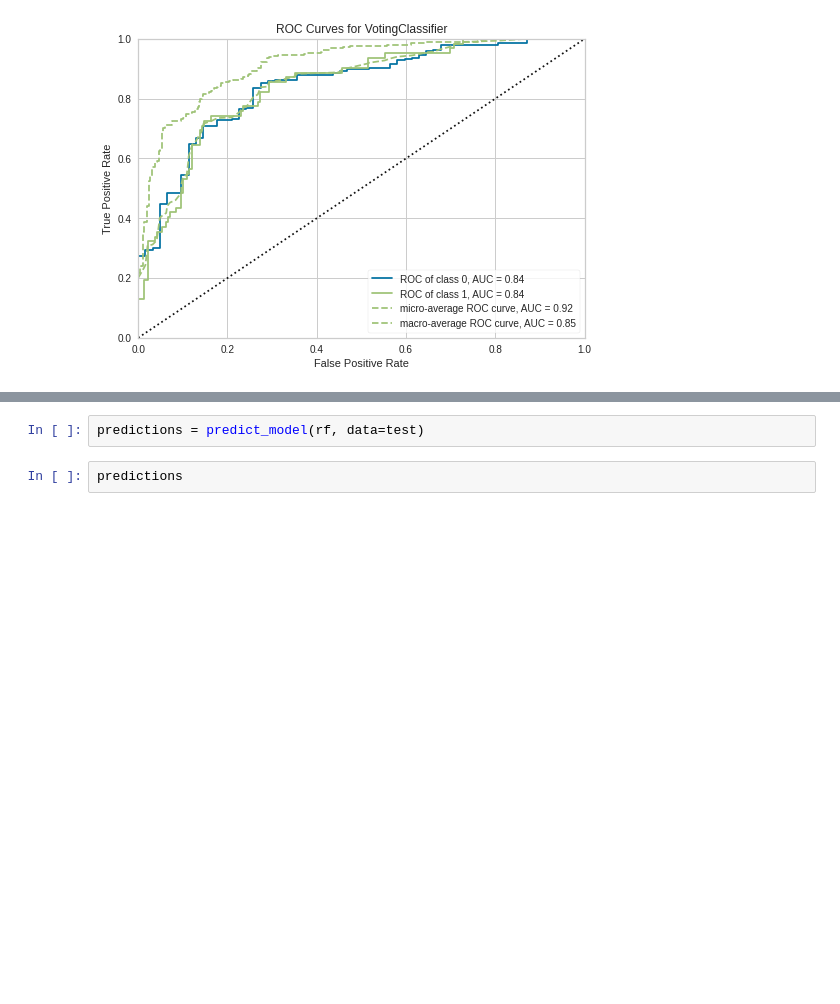
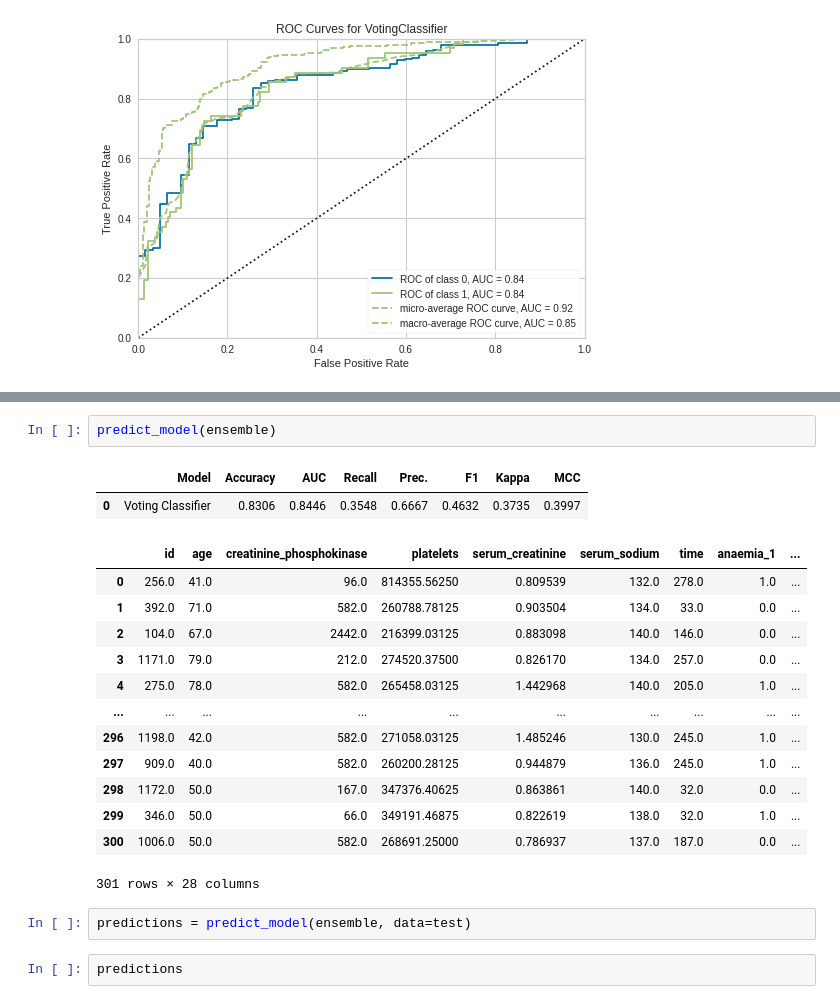
Before and after one commit to Ryo-Tanohata/sig_beginner9, a Jupyter notebook: PyCaret_emsamble_beginner9.ipynb, the cells around one changed output, grey strips where cells are left out. Cells and saved outputs as stored; diff of their text form; blank space fills up the shorter version.

```diff
--- a/PyCaret_emsamble_beginner9.ipynb
+++ b/PyCaret_emsamble_beginner9.ipynb
@@ -354,5 +308,23 @@ rf_predict = predict_model(rf)
+# %%
+predict_model(ensemble)
+# %% [output]
+|  | Model | Accuracy | AUC | Recall | Prec. | F1 | Kappa | MCC |
+| 0 | Voting Classifier | 0.8306 | 0.8446 | 0.3548 | 0.6667 | 0.4632 | 0.3735 | 0.3997 |
+|  | id | age | creatinine_phosphokinase | platelets | serum_creatinine | serum_sodium | time | anaemia_1 | ... |
+| 0 | 256.0 | 41.0 | 96.0 | 814355.56250 | 0.809539 | 132.0 | 278.0 | 1.0 | ... |
+| 1 | 392.0 | 71.0 | 582.0 | 260788.78125 | 0.903504 | 134.0 | 33.0 | 0.0 | ... |
+| 2 | 104.0 | 67.0 | 2442.0 | 216399.03125 | 0.883098 | 140.0 | 146.0 | 0.0 | ... |
+| 3 | 1171.0 | 79.0 | 212.0 | 274520.37500 | 0.826170 | 134.0 | 257.0 | 0.0 | ... |
+| 4 | 275.0 | 78.0 | 582.0 | 265458.03125 | 1.442968 | 140.0 | 205.0 | 1.0 | ... |
+| ... | ... | ... | ... | ... | ... | ... | ... | ... | ... |
+| 296 | 1198.0 | 42.0 | 582.0 | 271058.03125 | 1.485246 | 130.0 | 245.0 | 1.0 | ... |
+| 297 | 909.0 | 40.0 | 582.0 | 260200.28125 | 0.944879 | 136.0 | 245.0 | 1.0 | ... |
+| 298 | 1172.0 | 50.0 | 167.0 | 347376.40625 | 0.863861 | 140.0 | 32.0 | 0.0 | ... |
+| 299 | 346.0 | 50.0 | 66.0 | 349191.46875 | 0.822619 | 138.0 | 32.0 | 1.0 | ... |
+| 300 | 1006.0 | 50.0 | 582.0 | 268691.25000 | 0.786937 | 137.0 | 187.0 | 0.0 | ... |
+301 rows × 28 columns
 # %%
-predictions = predict_model(rf, data=test)
+predictions = predict_model(ensemble, data=test)
 # %%
 predictions
 # %% [output]
```
Also changed, not shown: parts of 15 cells of this notebook.
